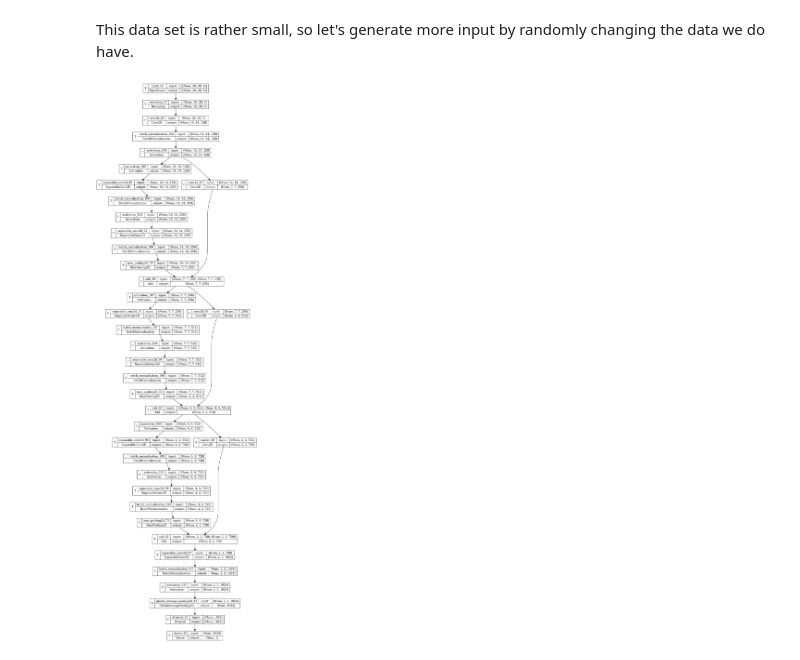
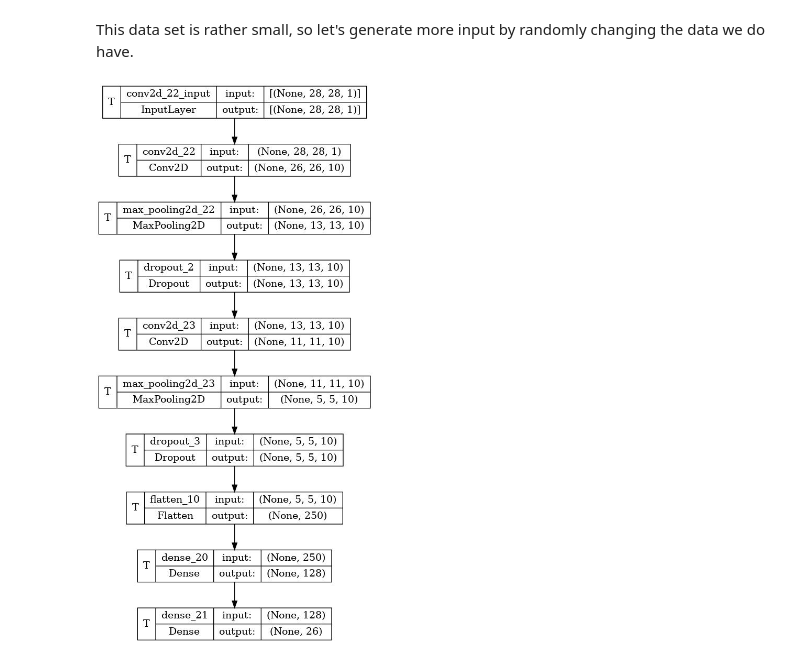
Before and after one commit to kiri-thornalley/ASL_Translator, a Jupyter notebook: translator.ipynb, the cells around one changed output. Saved outputs shown, nothing was run; the diff lists cells and outputs as text; code cells hidden in the pictures.

Commit message:
trained model, analysis, confusion matrix

```diff
--- a/translator.ipynb
+++ b/translator.ipynb
@@ -4,6 +4,13 @@ Step 1: Build a neural network that will act as a a sign language classifier. Th
 #Import necessary dependencies#
 import tensorflow as tf
 from tensorflow import keras
+from tensorflow.keras.preprocessing.image import ImageDataGenerator
+from tensorflow.keras.models import Sequential
+from tensorflow.keras.layers import Conv2D, MaxPool2D, Flatten, Dense, Dropout
 import pandas as pd
 import numpy as np
 import matplotlib.pyplot as plt
+import seaborn as sns
+sns.set_theme(context='notebook', style='whitegrid', palette='viridis')
+
+from sklearn.metrics import confusion_matrix
@@ -59,20 +65,18 @@ data_augmentation.fit(x_train)
 # %%
-#Build the neural network why build it like this? see Khan and Gondhi, #
-
+#Build the neural network why build it like this? see Khan and Gondhi, http://cs229.stanford.edu/proj2021spr/report2/81997848.pdf #
 model = tf.keras.models.Sequential([
 
     tf.keras.layers.Conv2D(10, (3,3), activation='relu', input_shape=(28, 28, 1)),
-    tf.keras.layers.MaxPooling2D(2, 2),
+    tf.keras.layers.MaxPooling2D(2, 2), Dropout(0.2),
     tf.keras.layers.Conv2D(10, (3,3), activation='relu'),
-    tf.keras.layers.MaxPooling2D(2,2),
+    tf.keras.layers.MaxPooling2D(2,2), Dropout(0.2),
     tf.keras.layers.Flatten(),
     tf.keras.layers.Dense(128, activation='relu'),
     tf.keras.layers.Dense(26, activation='softmax')
 ])
 
 #these lines of code tell python to plot a figure in the notebook, and then save this as 'model.jpg' showing the neural network#
 image_size = (28, 28)
-model = make_model(input_shape=image_size + (1,), num_classes=24)
 keras.utils.plot_model(model, to_file="model.jpg", show_shapes=True, show_trainable=True)
 # %% [output]
-[figure, old version]
+[figure, new version]
```
Also changed, not shown: parts of 8 cells of this notebook, 15 other files.
